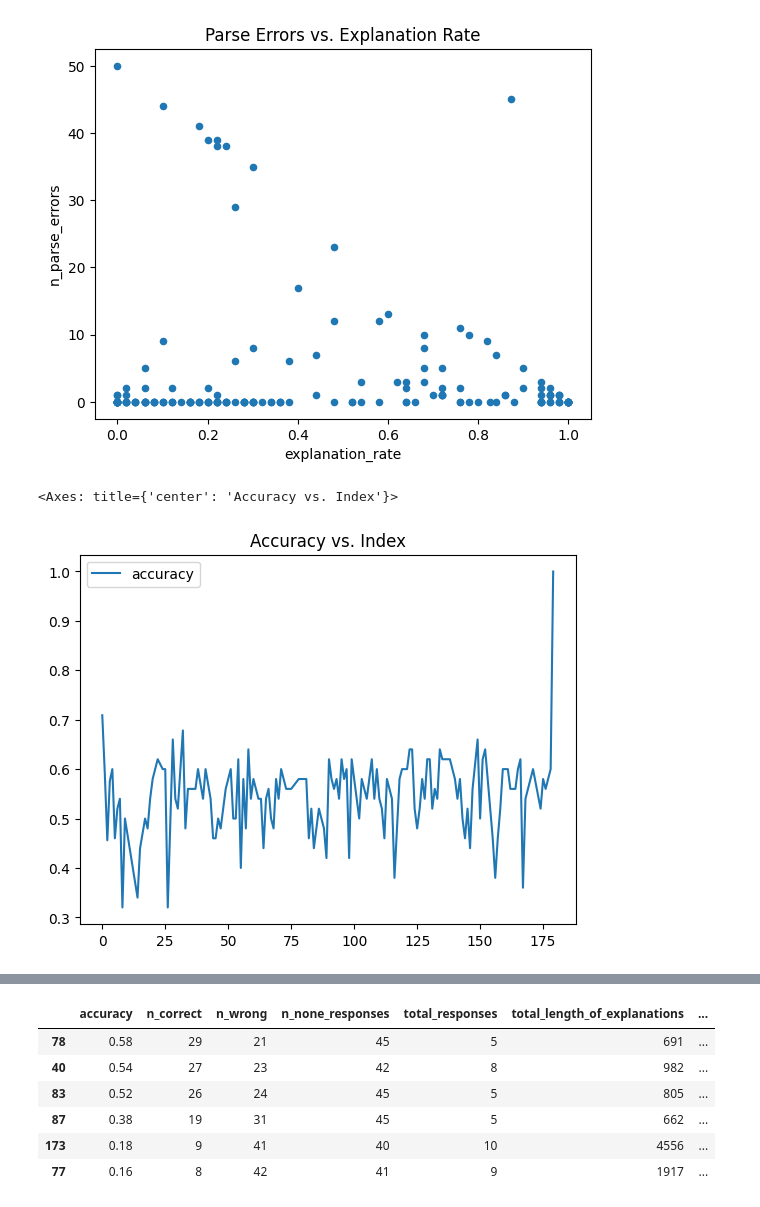
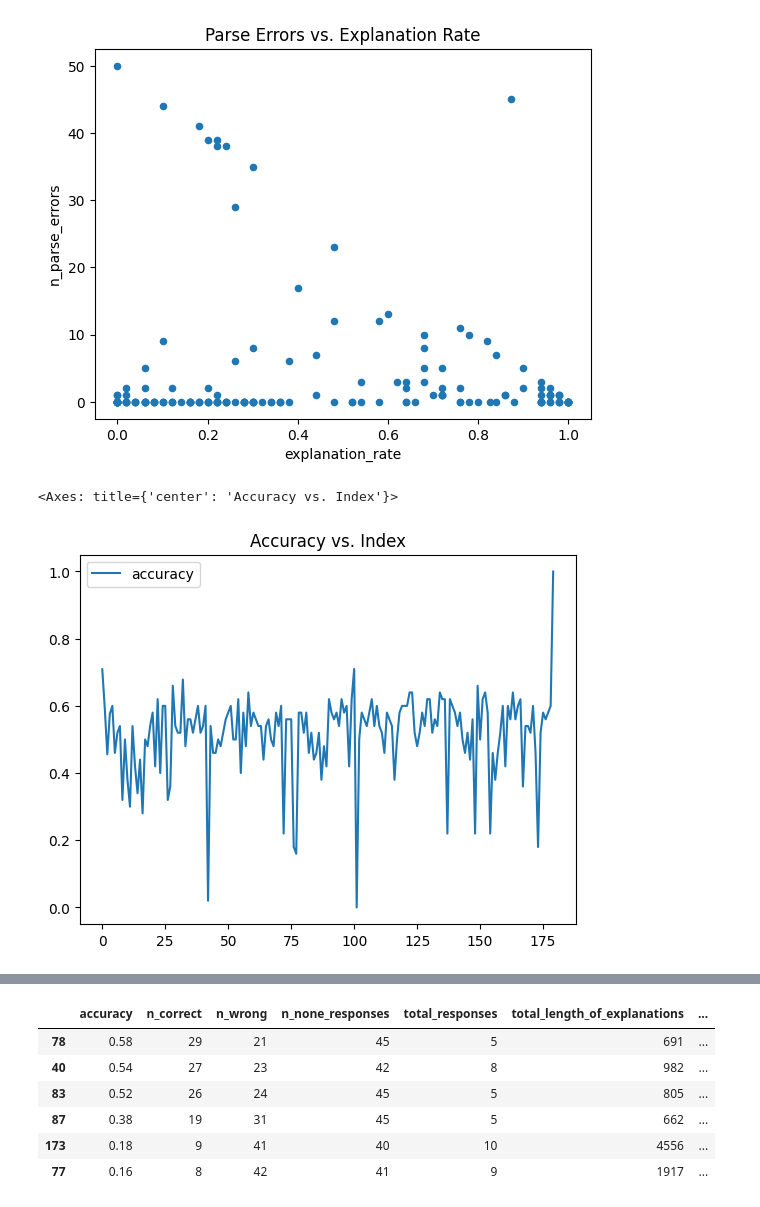
Before and after one commit to lukasvoege/ZeroShot-step-by-step-distillation, a Jupyter notebook: analytics.ipynb, the cells around one changed output, grey strips where cells are left out. Saved outputs shown, nothing was run; the diff lists cells and outputs as text; code cells hidden in the pictures.

```diff
--- a/analytics.ipynb
+++ b/analytics.ipynb
@@ -52,6 +53,7 @@ def get_meta_df(dataset: str) -> pd.DataFrame:
 
     # add column with explanation rate = total responses / (n_correct + n_wrong)
     meta_df["explanation_rate"] = meta_df["total_responses"] / (meta_df["n_correct"] + meta_df["n_wrong"])
+    meta_df["sd_length_of_explanations"] = meta_df["variance_length_of_explanations"] ** 0.5
 
     return meta_df
 # %%
@@ -138,9 +184,9 @@ meta_df.plot.scatter(x="explanation_rate", y="n_parse_errors", title="Parse Erro
 [figure]
 # %%
 # line plot of accuracy vs index, filtered by n_parse_errors < 10
-meta_df[meta_df["n_parse_errors"] < 5].plot.line(y="accuracy", title="Accuracy vs. Index")
+meta_df[meta_df["n_parse_errors"] >= 0].plot.line(y="accuracy", title="Accuracy vs. Index")
 # %% [output]
 <Axes: title={'center': 'Accuracy vs. Index'}>
-[figure, old version]
+[figure, new version]
 # %%
 # line plot showing max accuracy so far vs. index, starting from index 1
```
Also changed, not shown: parts of 12 cells of this notebook.
